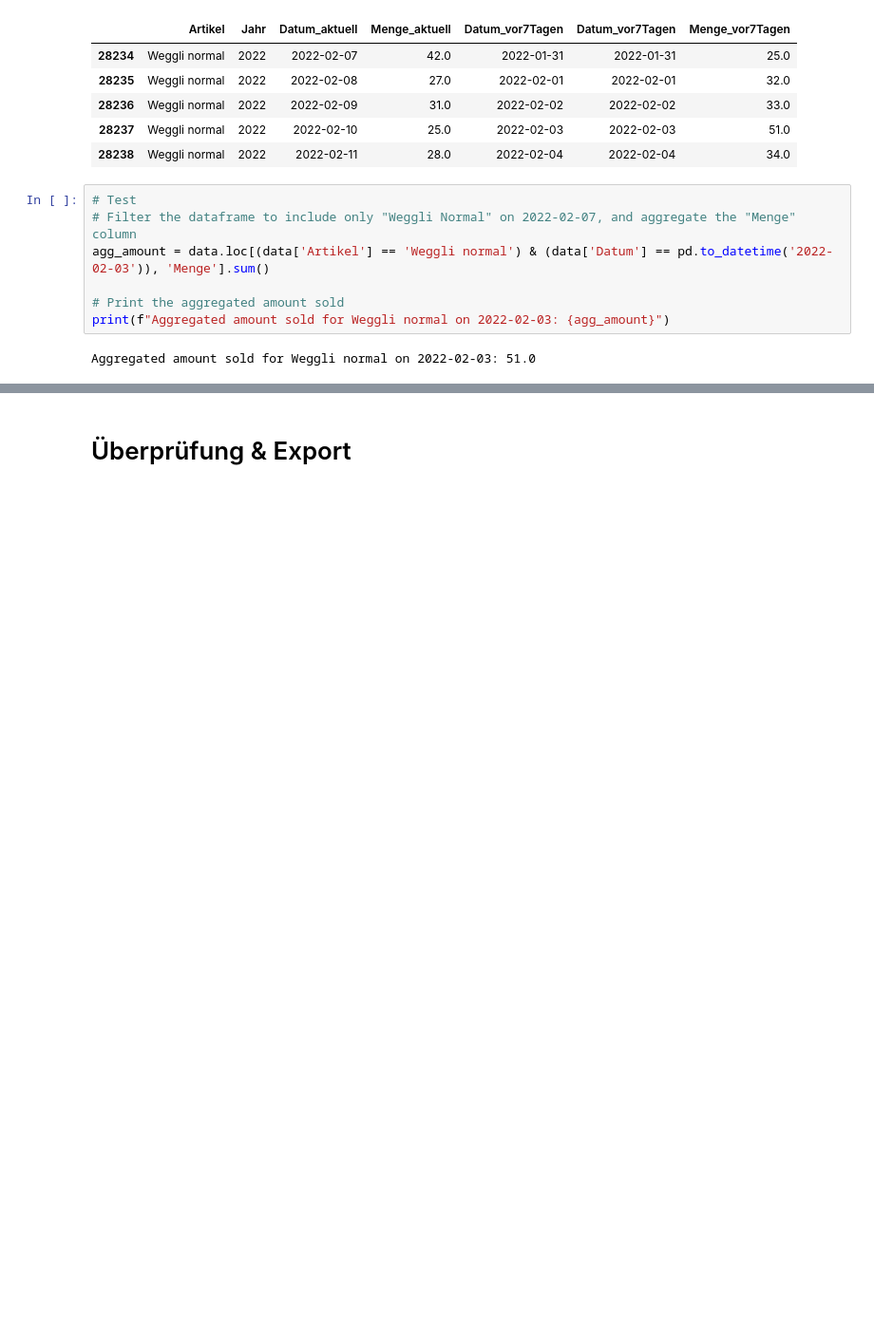
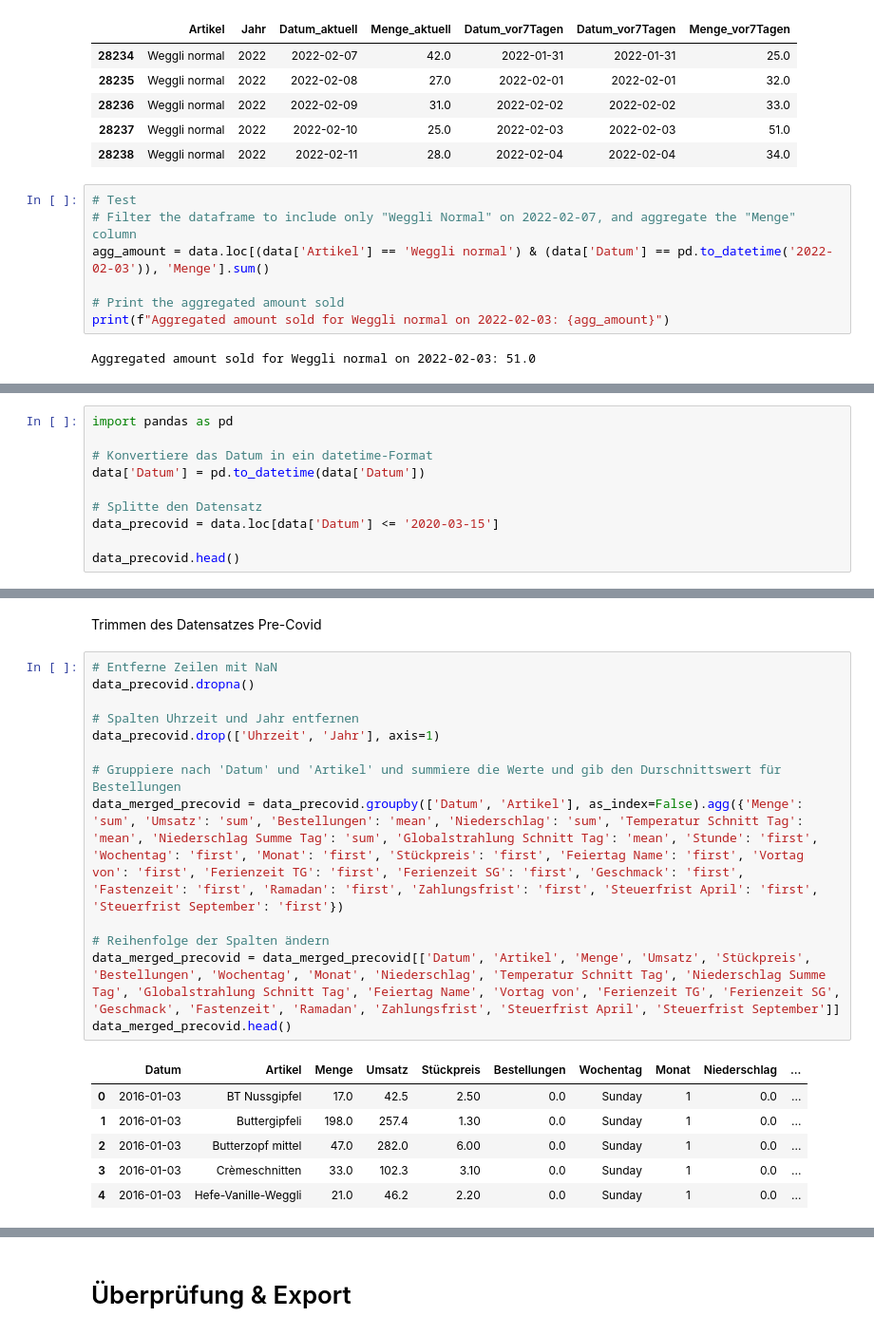
Before and after one commit to mrtz-wssl/KI_in_KMU, a Jupyter notebook: Feature Engineering.ipynb, the cells around one changed output, grey strips where cells are left out. Shown at 95% size. Saved outputs shown, nothing was run; the diff lists cells and outputs as text; blank space fills up the shorter version.

```diff
--- a/Feature Engineering.ipynb
+++ b/Feature Engineering.ipynb
@@ -1301,0 +1306,10 @@ Aggregated amount sold for Weggli normal on 2022-02-03: 51.0
+# %%
+import pandas as pd
+
+# Konvertiere das Datum in ein datetime-Format
+data['Datum'] = pd.to_datetime(data['Datum'])
+
+# Splitte den Datensatz
+data_precovid = data.loc[data['Datum'] <= '2020-03-15']
+
+data_precovid.head()
@@ -1301,0 +1323,22 @@ Aggregated amount sold for Weggli normal on 2022-02-03: 51.0
+# %% [markdown]
+Trimmen des Datensatzes Pre-Covid
+# %%
+# Entferne Zeilen mit NaN
+data_precovid.dropna()
+
+# Spalten Uhrzeit und Jahr entfernen
+data_precovid.drop(['Uhrzeit', 'Jahr'], axis=1)
+
+# Gruppiere nach 'Datum' und 'Artikel' und summiere die Werte und gib den Durschnittswert für Bestellungen
+data_merged_precovid = data_precovid.groupby(['Datum', 'Artikel'], as_index=False).agg({'Menge': 'sum', 'Umsatz': 'sum', 'Bestellungen': 'mean', 'Niederschlag': 'sum', 'Temperatur Schnitt Tag': 'mean', 'Niederschlag Summe Tag': 'sum', 'Globalstrahlung Schnitt Tag': 'mean', 'Stunde': 'first', 'Wochentag': 'first', 'Monat': 'first', 'Stückpreis': 'first', 'Feiertag Name': 'first', 'Vortag von': 'first', 'Ferienzeit TG': 'first', 'Ferienzeit SG': 'first', 'Geschmack': 'first', 'Fastenzeit': 'first', 'Ramadan': 'first', 'Zahlungsfrist': 'first', 'Steuerfrist April': 'first', 'Steuerfrist September': 'first'})
+
+# Reihenfolge der Spalten ändern
+data_merged_precovid = data_merged_precovid[['Datum', 'Artikel', 'Menge', 'Umsatz', 'Stückpreis', 'Bestellungen', 'Wochentag', 'Monat', 'Niederschlag', 'Temperatur Schnitt Tag', 'Niederschlag Summe Tag', 'Globalstrahlung Schnitt Tag', 'Feiertag Name', 'Vortag von', 'Ferienzeit TG', 'Ferienzeit SG', 'Geschmack', 'Fastenzeit', 'Ramadan', 'Zahlungsfrist', 'Steuerfrist April', 'Steuerfrist September']]
+data_merged_precovid.head()
+# %% [output]
+|  | Datum | Artikel | Menge | Umsatz | Stückpreis | Bestellungen | Wochentag | Monat | Niederschlag | ... |
+| 0 | 2016-01-03 | BT Nussgipfel | 17.0 | 42.5 | 2.50 | 0.0 | Sunday | 1 | 0.0 | ... |
+| 1 | 2016-01-03 | Buttergipfeli | 198.0 | 257.4 | 1.30 | 0.0 | Sunday | 1 | 0.0 | ... |
+| 2 | 2016-01-03 | Butterzopf mittel | 47.0 | 282.0 | 6.00 | 0.0 | Sunday | 1 | 0.0 | ... |
+| 3 | 2016-01-03 | Crèmeschnitten | 33.0 | 102.3 | 3.10 | 0.0 | Sunday | 1 | 0.0 | ... |
+| 4 | 2016-01-03 | Hefe-Vanille-Weggli | 21.0 | 46.2 | 2.20 | 0.0 | Sunday | 1 | 0.0 | ... |
```
Also changed, not shown: parts of 10 cells of this notebook.
